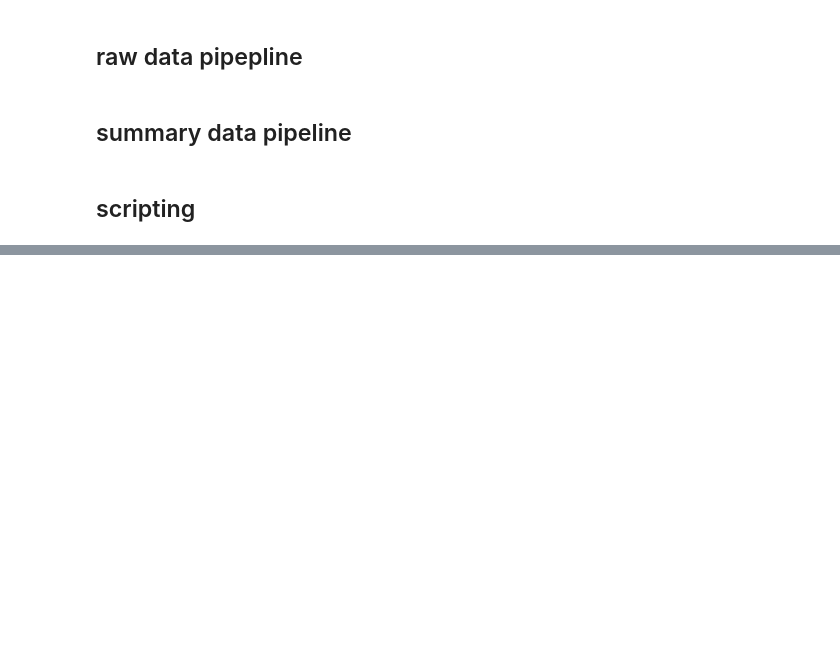
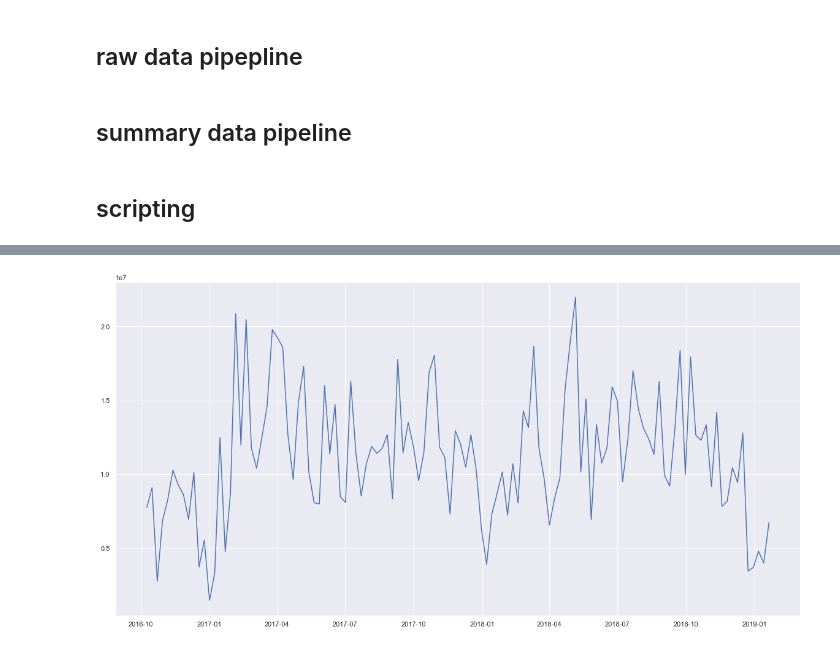
Before and after one commit to bluecamel-io/condohub-experiments, a Jupyter notebook: py-scripts/repliers.ipynb, the cells around one changed output, grey strips where cells are left out. Cells and saved outputs as stored; diff of their text form; code cells hidden in the pictures; blank space fills up the shorter version.

```diff
--- a/py-scripts/repliers.ipynb
+++ b/py-scripts/repliers.ipynb
@@ -418,0 +538,10 @@ _ = ax.set_xticklabels(labels)
+# %%
+df = summary_listings_etl(LISTINGS_CACHE_INSTRUCTIONS)
+df['sold_date'] = df['sold_date'] + pd.to_timedelta(df.groupby('sold_date').cumcount(), unit='m')
+df = df.set_index('sold_date', drop=False)
+monthly_sales = df['sold_price'].resample('W').sum()
+
+fig, ax = plt.subplots(figsize=(20, 10))
+ax = sns.lineplot(ax=ax, data=monthly_sales)
+# %% [output]
+[figure, added]
```
Also changed, not shown: parts of 10 cells of this notebook.
